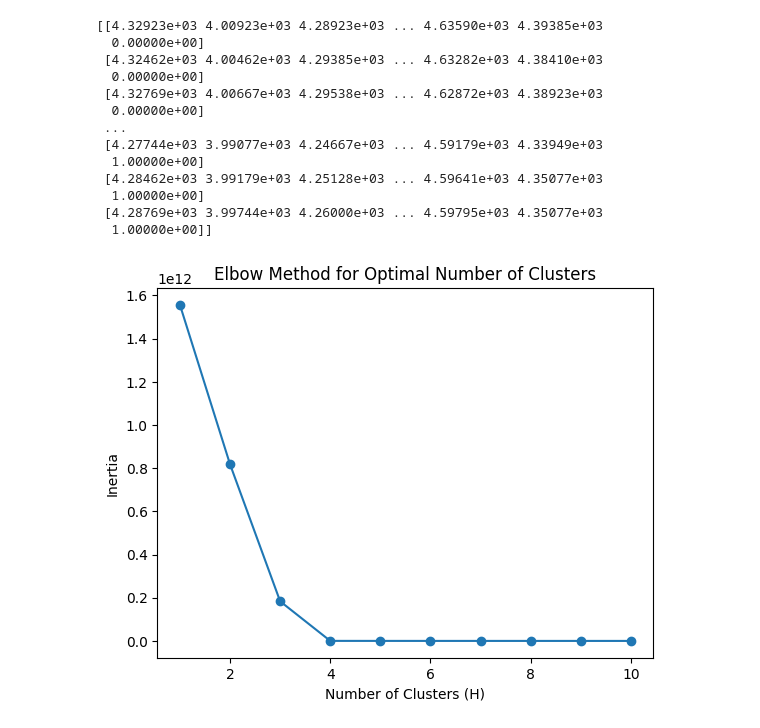
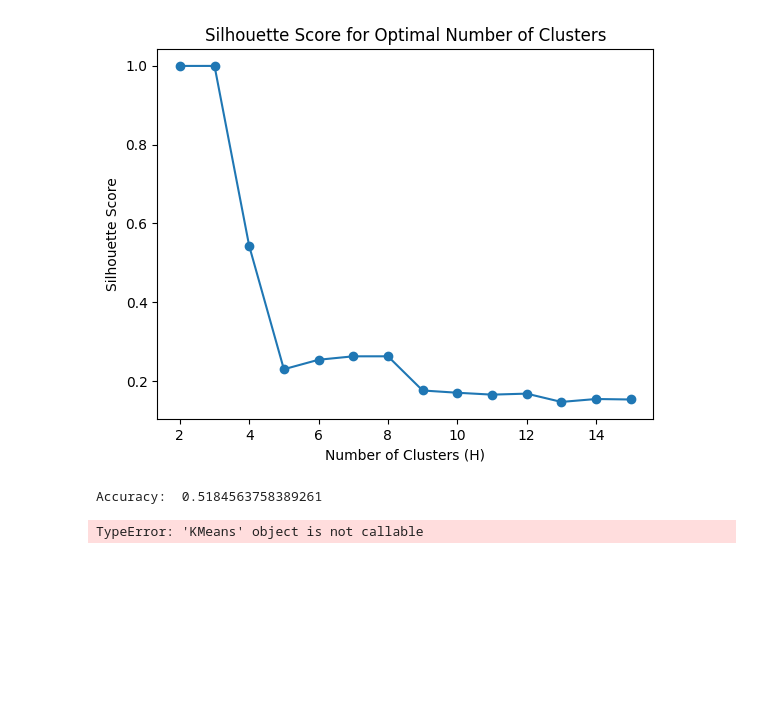
Before and after one commit to Ephrem-shimels21/Radial_Basis_Function_implementation, a Jupyter notebook: RadialBasisFunction.ipynb, the cells around one changed output. Drawn from its saved outputs; the diff is of its cells as text; code cells hidden in the pictures; blank space fills up the shorter version.

```diff
--- a/RadialBasisFunction.ipynb
+++ b/RadialBasisFunction.ipynb
@@ -6,4 +5,5 @@ from scipy.io import arff
 from matplotlib import pyplot as plt
 # %%
 def get_distance(x1, x2):
+    """Get Euclidean distane"""
     return np.sqrt(np.sum((x1 - x2) ** 2))
@@ -67,34 +99,61 @@ class RBF:
 # %%
-data, meta = arff.loadarff("C:/Users/Ephrem's/Desktop/Repositories/Radial_Basis_Function_implementation/eeg+eye+state/EEG Eye State.arff")
+data, meta = arff.loadarff("./eeg+eye+state/EEG Eye State.arff")
 data = np.array(data.tolist())
 # data = np.char.decode(data.astype(str), 'utf-8')
+data = data.astype(np.float32)
 
-data = data.astype(np.float32)
-print(data)
 train_x = data[0:12000, 0:14]
 train_y = data[0:12000, 14]
 
 test_x = data[12000:14980, 0:14]
 test_y = data[12000:14980, 14]
-# %% [output]
-[[4.32923e+03 4.00923e+03 4.28923e+03 ... 4.63590e+03 4.39385e+03
-  0.00000e+00]
- [4.32462e+03 4.00462e+03 4.29385e+03 ... 4.63282e+03 4.38410e+03
-  0.00000e+00]
- [4.32769e+03 4.00667e+03 4.29538e+03 ... 4.62872e+03 4.38923e+03
-  0.00000e+00]
- ...
- [4.27744e+03 3.99077e+03 4.24667e+03 ... 4.59179e+03 4.33949e+03
-  1.00000e+00]
- [4.28462e+03 3.99179e+03 4.25128e+03 ... 4.59641e+03 4.35077e+03
-  1.00000e+00]
- [4.28769e+03 3.99744e+03 4.26000e+03 ... 4.59795e+03 4.35077e+03
-  1.00000e+00]]
+# %%
+from sklearn.cluster import KMeans
+from sklearn.metrics import silhouette_score
+from matplotlib import pyplot as plt
+
+
+max_clusters = 15
+max_iters = 100
+silhouette_scores = []
+
+for h in range(2, max_clusters + 1):
+    centroids, stds, cluster_list = kmeans(data, h, max_iters)
+    labels = np.concatenate([i * np.ones(len(cluster_list[i])) for i in range(len(cluster_list))])
+
+    flat_clusters = np.concatenate(cluster_list)
+
+# Calculate silhouette score
+    silhouette_avg = silhouette_score(flat_clusters, labels)
+    silhouette_scores.append(silhouette_avg)
+    # print("Silhouette Score:", silhouette_avg)
+
+# max_clusters = 10
+# silhouette_scores = []
+# for h in range(2, max_clusters + 1):
+#     kmeans = KMeans(n_clusters=h, random_state=0, n_init="auto")
+#     labels = kmeans.fit_predict(data)
+#     silhouette_scores.append(silhouette_score(data, labels))
+
+plt.plot(range(2, max_clusters + 1), silhouette_scores, marker='o')
+plt.xlabel('Number of Clusters (H)')
+plt.ylabel('Silhouette Score')
+plt.title('Silhouette Score for Optimal Number of Clusters')
+plt.show()
+# %% [output]
+[figure, added]
+# %%
+RBF_CLASSIFIER = RBF(train_x, train_y, test_x, test_y, num_of_classes=2,
+                     k=15, std_from_clusters=False)
+
+RBF_CLASSIFIER.fit()
+# %% [output]
+Accuracy:  0.5184563758389261
 # %%
 max_clusters = 10
 inertias = []
 for h in range(1, max_clusters + 1):
-    kmeans = KMeans(n_clusters=h, random_state=42,n_init="auto", max_iter=100)
+    kmeans = kmeans(n_clusters=h, random_state=42,n_init="auto", max_iter=100)
     kmeans.fit(data)
     inertias.append(kmeans.inertia_)
 
@@ -104,4 +163,4 @@ plt.ylabel('Inertia')
 plt.title('Elbow Method for Optimal Number of Clusters')
 plt.show()
 # %% [output]
-[figure, removed]
+TypeError: 'KMeans' object is not callable
```
Also changed, not shown: parts of 5 cells of this notebook, 2 other files.
